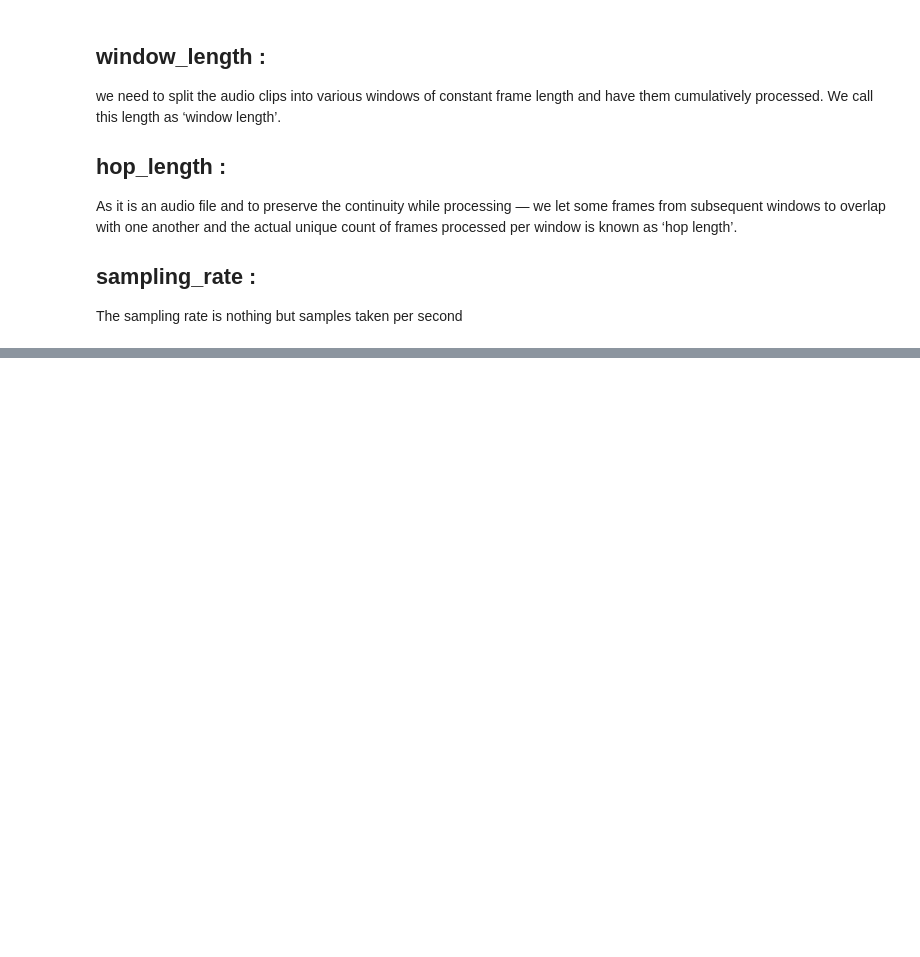
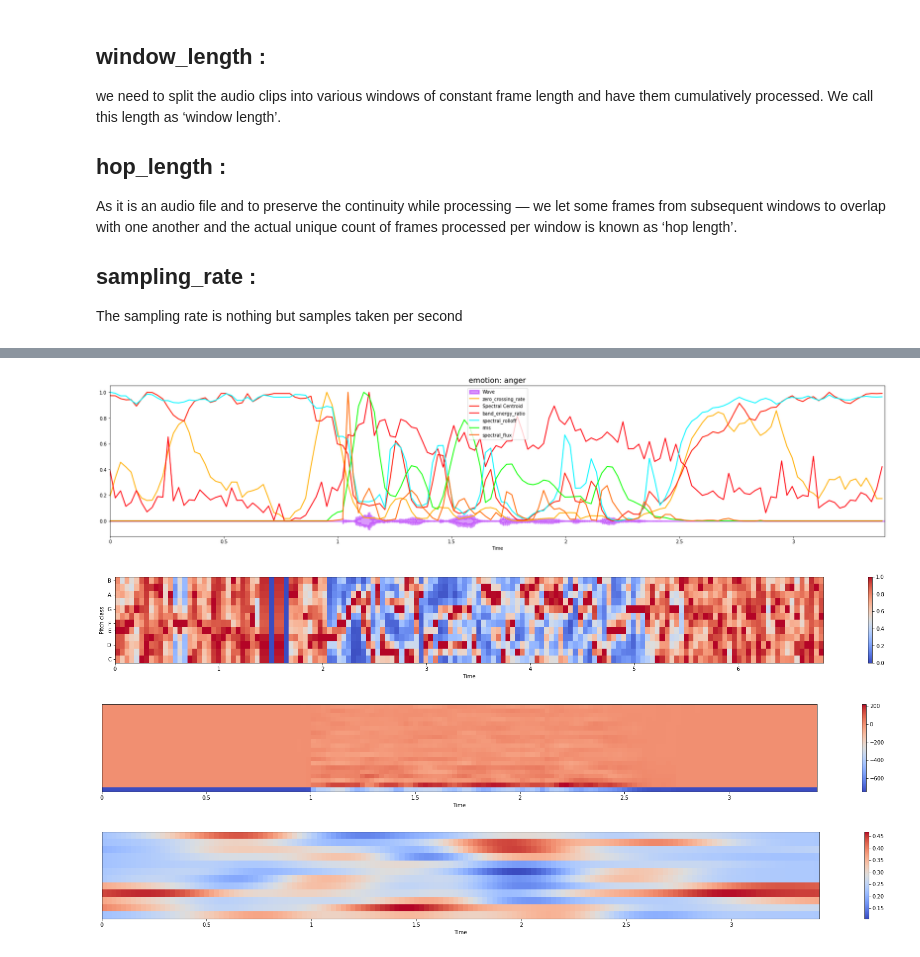
Before and after one commit to keder-code-hash/Kaggle_DL, a Jupyter notebook: sound-feature-extraction.ipynb, the cells around one changed output, grey strips where cells are left out. Saved outputs shown, nothing was run; the diff lists cells and outputs as text; code cells hidden in the pictures; blank space fills up the shorter version.

Commit message:
Kaggle Notebook | sound feature extraction | Version 4

```diff
--- a/sound-feature-extraction.ipynb
+++ b/sound-feature-extraction.ipynb
@@ -103,21 +109,21 @@ class extract_feature:
         self.sampling_rate=sampling_rate
     def zero_crossing_rate(self):
         # 1.zero crossing rate : the rate at whichthe signal changes to positive from negative and vice-versa.
-        zero_crossed_array=librosa.feature.zero_crossing_rate(self.audio_file,pad=False,zero_pos=True)
+        zero_crossed_array=librosa.feature.zero_crossing_rate(self.audio_file,pad=False,zero_pos=True,hop_length=1024,frame_length=4096)
 #         plt.figure(figsize=(15, 3))
 #         plt.plot(zero_crossed_array.T)
         return zero_crossed_array[0]
     def spectral_centroid(self):
         # it actualluy indicate the center of the mass of that whole sound based upon the frequecy.
         # If there are high frequencies at the end of sound then the centroid would be towards its end.
-        spectral_centroid=librosa.feature.spectral_centroid(self.audio_file, sr=self.sampling_rate)
+        spectral_centroid=librosa.feature.spectral_centroid(self.audio_file, sr=self.sampling_rate,n_fft=4096,hop_length=1024)
 #         plt.figure(figsize=(15, 3))
 #         plt.plot(spectral_centroid[0])
         return spectral_centroid[0]
     def mfcc(self):
 #         mfcc is nothing but a coeeficent that actaully makes upto mel-scal(log scale representation to detect small
 #         frequency changes).Here frequency bands are represnted by mel scale and we are able to see frq. change easily.
-        mfcc=librosa.feature.mfcc(self.audio_file,sr=self.sampling_rate)
+        mfcc=librosa.feature.mfcc(self.audio_file,sr=self.sampling_rate,n_fft=4096,hop_length=1024)
 #         librosa.display.specshow(mfcc, sr=self.sampling_rate, x_axis='time')
         return mfcc
     def chroma(self):
@@ -146,7 +152,7 @@ class extract_feature:
 #         spectral rate of change. A high value of spectral flux indicates a sudden change in spectral magnitudes and
 #         therefore a possible segment boundary at the  rth  frame.
 
-        spec_flux= librosa.onset.onset_strength(self.audio_file,sr=self.sampling_rate)
+        spec_flux= librosa.onset.onset_strength(self.audio_file,sr=self.sampling_rate,n_fft=4096,hop_length=1024)
 #         onset_default = librosa.onset.onset_detect(self.audio_file,sr=self.sampling_rate, units='time')
 #         plt.figure(figsize=(15, 3))
 #         plt.plot(spec_flux)
@@ -160,11 +166,13 @@ class extract_feature:
         return spectral_rolloff[0]
     def rms(self):
 #         Compute root-mean-square (RMS) value for each frame, either from the audio samples y or from a spectrogram S.
-        rms_val=librosa.feature.rms(self.audio_file,frame_length=2048,hop_length=1024)
+        rms_val=librosa.feature.rms(self.audio_file,frame_length=4096,hop_length=1024)
 #         plt.figure(figsize=(15, 3))
 #         plt.plot(rms_val[0])
         return rms_val[0]
-
-
+    def chroma_sens(self):
+#         The main idea of CENS features is that taking statistics over relatively large windows smooths out local deviations in tempo, articulation, and execution of note.
+        chroma_sens=librosa.feature.chroma_cens(y=self.audio_file, sr=self.sampling_rate,hop_length=1024)
+        return chroma_sens
 #     Harmonics and Perceptrual
 #     Tempogram
@@ -233,0 +179,56 @@ Centroids: [    0.             0.         10419.08001169 10431.33217079
+# %%
+ex=extract_feature(time_series_array,44000)
+print(ex.zero_crossing_rate().shape)
+print(ex.spectral_centroid().shape)
+print(ex.mfcc().shape)
+print(ex.chroma().shape)
+print(ex.band_energy_ratio().shape)
+print(ex.spectral_rolloff().shape)
+print(ex.rms().shape)
+print(ex.spectral_flux().shape)
+print(ex.chroma_sens().shape)
+import sklearn
+
+
+def normalize(x, axis=0):
+    return sklearn.preprocessing.minmax_scale(x, axis=axis)
+def plot_graph(zero_crossing_rate,spectral_centroids,mfcc,chroma,band_energy_ratio,spectral_rolloff,rms,spectral_flux,chroma_sens):
+    frames = range(len(spectral_centroids))
+    t = librosa.frames_to_time(frames)
+
+    plt.figure(figsize = (30, 6))
+    librosa.display.waveplot(time_series_array, sr=44000, alpha=0.4, color = '#A300F9', lw=3)
+
+    plt.plot(t, normalize(zero_crossing_rate), color='#FFB100', lw=2)
+    plt.plot(t, normalize(spectral_centroids), color='#ff1900', lw=2)
+#     plt.plot(t, normalize(mfcc), color='#000dff', lw=2)
+#     plt.plot(t, normalize(chroma), color='#000000', lw=2)
+    plt.plot(t, normalize(band_energy_ratio), color='#ff000d', lw=2)
+    plt.plot(t, normalize(spectral_rolloff), color='#00f7ff', lw=2)
+    plt.plot(t, normalize(rms), color='#0dff00', lw=2)
+    plt.plot(t, normalize(spectral_flux), color='#ff6a00', lw=2)
+
+
+#     plt.legend(["Wave","zero_crossing_rate","Spectral Centroid","mfcc","chroma","band_energy_ratio","spectral_rolloff","rms","spectral_flux" ])
+    plt.legend(["Wave","zero_crossing_rate","Spectral Centroid","band_energy_ratio","spectral_rolloff","rms","spectral_flux" ])
+
+    plt.title("emotion: anger", fontsize=16)
+
+    fig, ax = plt.subplots(figsize=(30, 3))
+    img = librosa.display.specshow(chroma, x_axis='time', y_axis='chroma',hop_length=1024, cmap='coolwarm')
+    fig.colorbar(img, ax=ax)
+
+    fig1, ax1 = plt.subplots(figsize=(30, 3))
+    img1=librosa.display.specshow(mfcc, sr=44000, x_axis='time',hop_length=1024, cmap='coolwarm')
+    fig.colorbar(img1, ax=ax1)
+
+    fig2, ax2 = plt.subplots(figsize=(30, 3))
+    img2=librosa.display.specshow(chroma_sens, sr=44000, x_axis='time',hop_length=1024, cmap='coolwarm')
+    fig.colorbar(img2, ax=ax2)
+
+plot_graph(ex.zero_crossing_rate(),ex.spectral_centroid(),ex.mfcc(),ex.chroma(),ex.band_energy_ratio(),ex.spectral_rolloff(),ex.rms(),ex.spectral_flux(),ex.chroma_sens())
+
+# import librosa.display
+# plt.figure(figsize=(15,3))
+# librosa.display.waveplot(time_series_array,sr=sampling_rate)
+# %% [output]
@@ -233,0 +244,4 @@ Centroids: [    0.             0.         10419.08001169 10431.33217079
+[figure, added]
+[figure, added]
+[figure, added]
+[figure, added]
```
Also changed, not shown: parts of 9 cells of this notebook.
